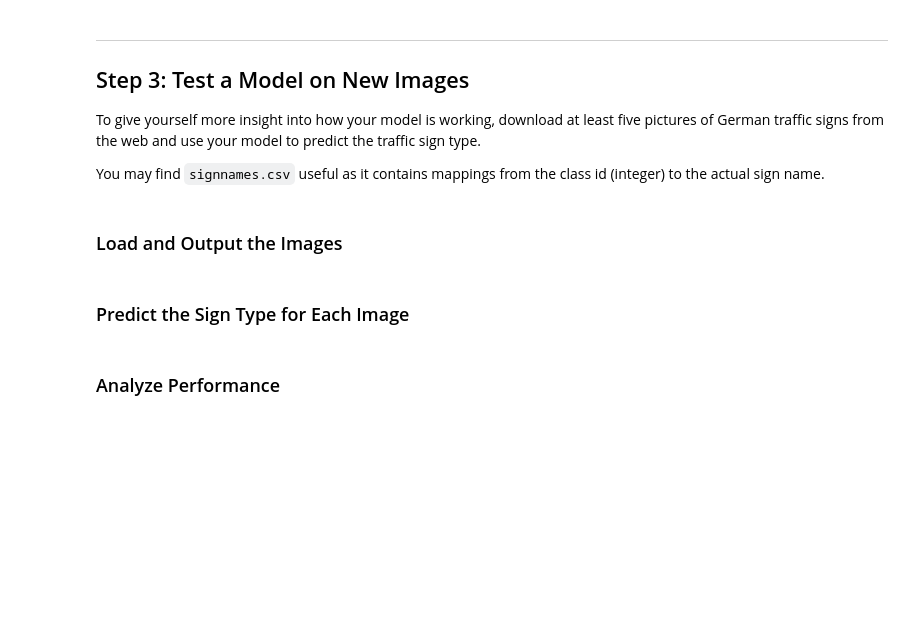
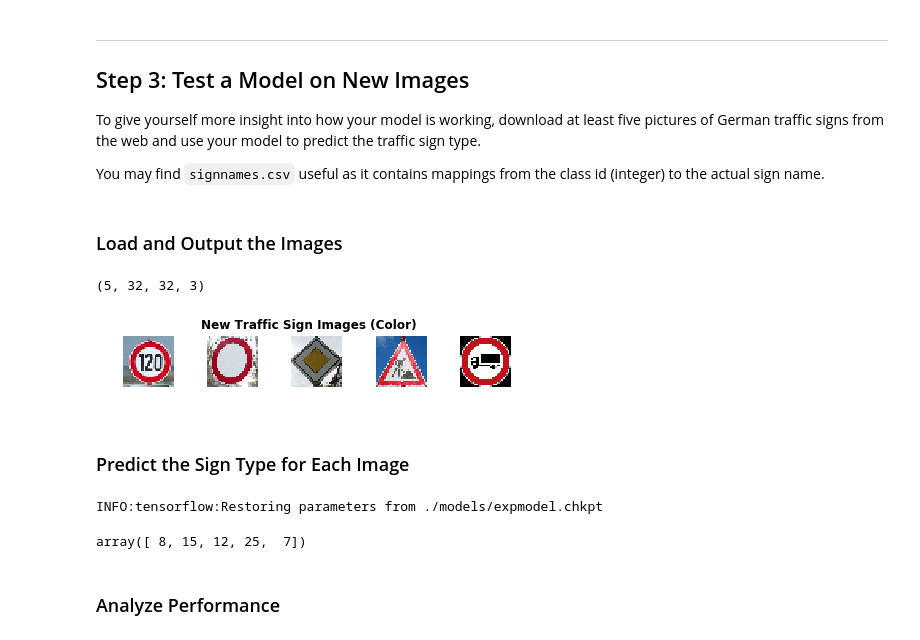
Before and after one commit to happyYolanda/CarND-Traffic-Sign-Classifier-Project, a Jupyter notebook: Traffic_Sign_Classifier.ipynb, the cells around one changed output. Saved outputs shown, nothing was run; the diff lists cells and outputs as text; code cells hidden in the pictures; blank space fills up the shorter version.

```diff
--- a/Traffic_Sign_Classifier.ipynb
+++ b/Traffic_Sign_Classifier.ipynb
@@ -324,7 +326,7 @@ def evaluate(X_data, y_data, batch_size):
 # %%
 import time
 from sklearn.utils import shuffle
-EPOCHS = 10
+EPOCHS = 30
 PRINT_FREQ=10
 batch_size=512
 dropout_conv_keep_pct = 0.6
@@ -403,2 +426,58 @@ You may find `signnames.csv` useful as it contains mappings from the class id (i
+# %%
+import numpy as np
+g_img = np.reshape(X_train_grayscale[15796], (32, 32))
+clahe = cv2.createCLAHE(tileGridSize=(4,4), clipLimit=40.0)
+cl1 = clahe.apply(g_img)
+new_imgs_dir = "custom_images/"
+new_imgs = get_imgs_from_folder(new_imgs_dir)
+new_img_grayscale_clahe = np.asarray(list(map(lambda img: clahe.apply(to_grayscale(img)), new_imgs)))
+new_imgs.shape
+# %% [output]
+(5, 32, 32, 3)
+# %%
+def class_ids_to_labels(cids):
+    return list(map(lambda cid: sign_names[sign_names["ClassId"] == cid] ["SignName"].values[0],  cids))
+# %%
+def show_image_list(img_list, img_labels, title, cols=2, fig_size=(15, 15), show_ticks=True):
+    """
+    Utility function to show us a list of traffic sign images
+    """
+    img_count = len(img_list)
+    rows = img_count // cols
+    cmap = None
+
+    fig, axes = plt.subplots(rows, cols, figsize=fig_size)
+
+    for i in range(0, img_count):
+        img_name = img_labels[i]
+        img = img_list[i]
+        if len(img.shape) < 3 or img.shape[-1] < 3:
+            cmap = "gray"
+            img = np.reshape(img, (img.shape[0], img.shape[1]))
+
+        if not show_ticks:
+            axes[i].axis("off")
+
+        axes[i].imshow(img, cmap=cmap)
+
+    fig.suptitle(title, fontsize=12, fontweight='bold', y = 0.6)
+    fig.tight_layout()
+    plt.show()
+
+    return
+# %%
+# Load sign names file
+sign_names = pd.read_csv("signnames.csv")
+sign_names.set_index("ClassId")
+
+sign_names.head(n=3)
+# Let's also create the labels for our images
+new_img_lbs = np.array([8, 12, 15, 25, 16])
+new_img_lbs_text = class_ids_to_labels(new_img_lbs)
+#new_img_lbs_text
+show_image_list(new_imgs, new_img_lbs_text, "New Traffic Sign Images (Color)", cols=len(new_imgs),
+                fig_size=(6,6), show_ticks=False)
+# %% [output]
+[figure, added]
 # %% [markdown]
 ### Predict the Sign Type for Each Image
@@ -409,2 +490,22 @@ You may find `signnames.csv` useful as it contains mappings from the class id (i
+# %%
+# Let's run the predictions now
+preds = None
+prediction = tf.argmax(logits, 1)
+with tf.Session() as sess:
+    # Never forget to re-initialise the variables
+    tf.global_variables_initializer()
+
+    model_file_name = "{0}{1}.chkpt".format(models_path, "expmodel")
+    saver.restore(sess, model_file_name)
+
+    preds = sess.run(prediction, feed_dict={
+        x: new_img_grayscale_clahe_normalised,
+        dropout_placeholder_conv: 1.0,
+        dropout_placeholder_fc: 1.0
+    })
+preds
+# %% [output]
+INFO:tensorflow:Restoring parameters from ./models/expmodel.chkpt
+array([ 8, 15, 12, 25,  7])
 # %% [markdown]
 ### Analyze Performance
```
Also changed, not shown: parts of 17 cells of this notebook, 7 other files.
